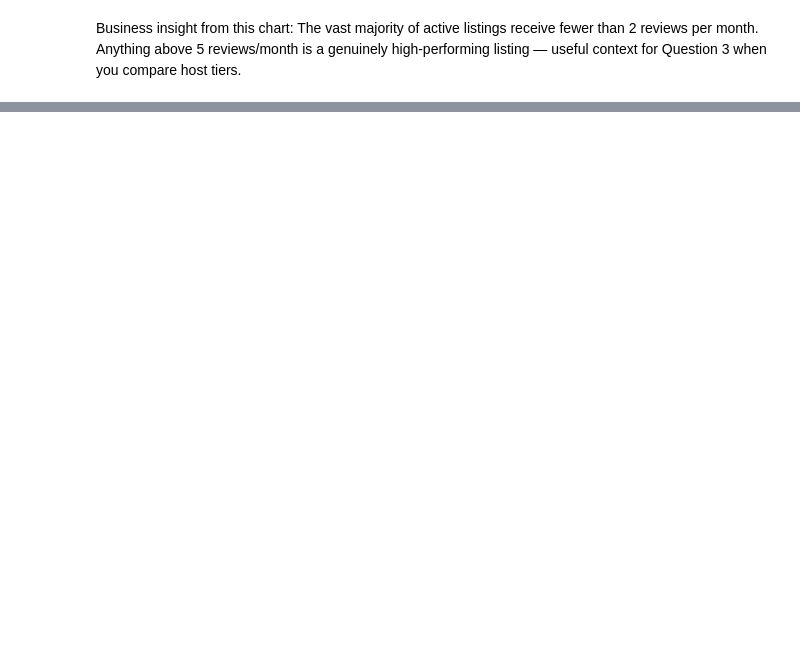
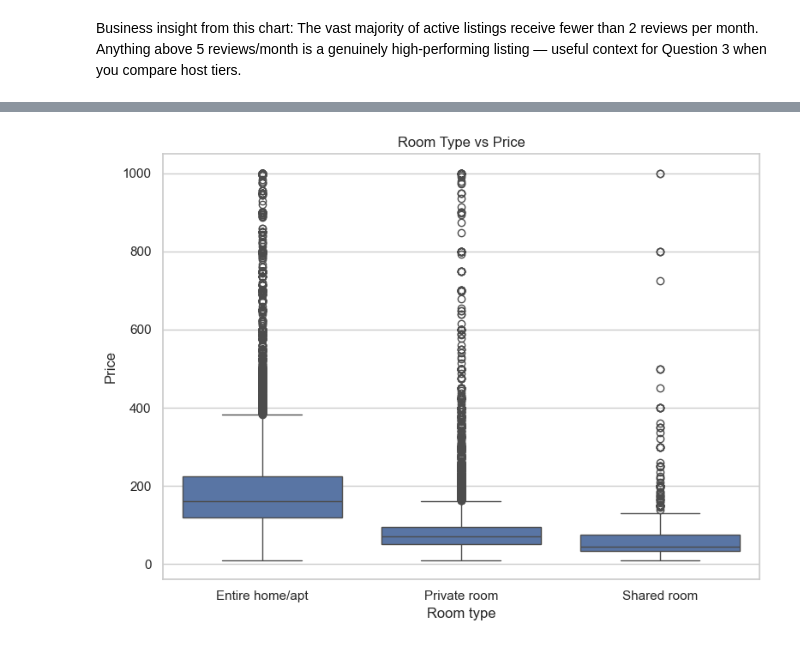
Before and after one commit to MSultanbek/airbnb-nyc-eda, a Jupyter notebook: notebooks/airbnb.ipynb, the cells around one changed output, grey strips where cells are left out. Drawn from its saved outputs; the diff is of its cells as text; code cells hidden in the pictures; blank space fills up the shorter version.

```diff
--- a/notebooks/airbnb.ipynb
+++ b/notebooks/airbnb.ipynb
@@ -376,0 +408,17 @@ Business insight from this chart: The vast majority of active listings receive f
+# %%
+fig, ax = plt.subplots(figsize=(8,6))
+
+
+sns.boxplot(data=df, x = 'room_type', y = "price",
+            order= df.groupby('room_type')["price"].median().sort_values(ascending=False).index)
+
+ax.set_title('Room Type vs Price')
+ax.set_xlabel("Room type")
+ax.set_ylabel('Price')
+
+plt.tight_layout()
+
+plt.savefig('../visuals/Room Type vs Price.png', dpi=150, bbox_inches='tight')
+plt.show()
+# %% [output]
+[figure, added]
```
Also changed, not shown: parts of 11 cells of this notebook, 5 other files.
